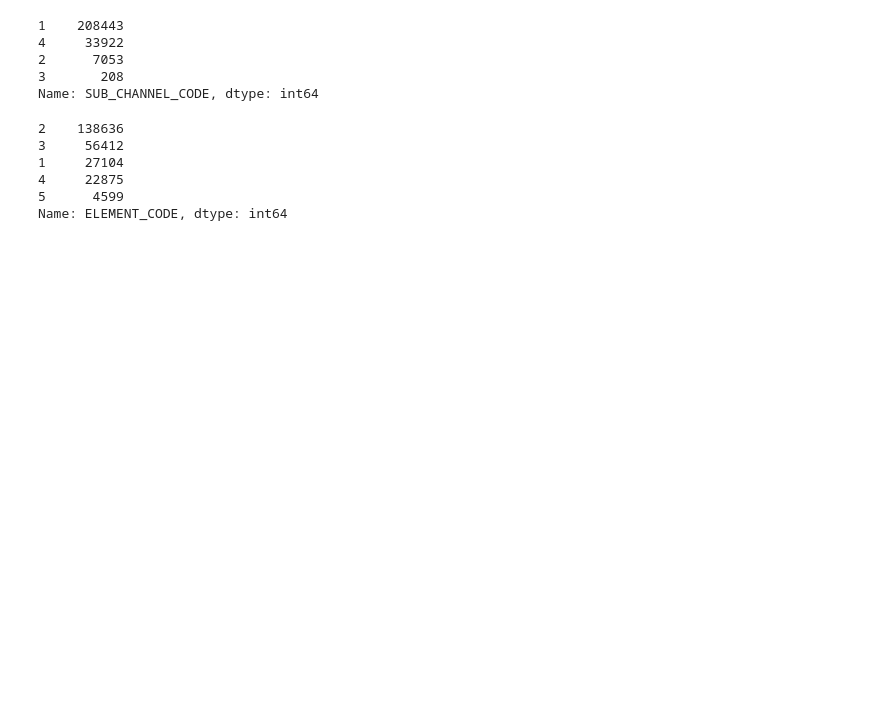
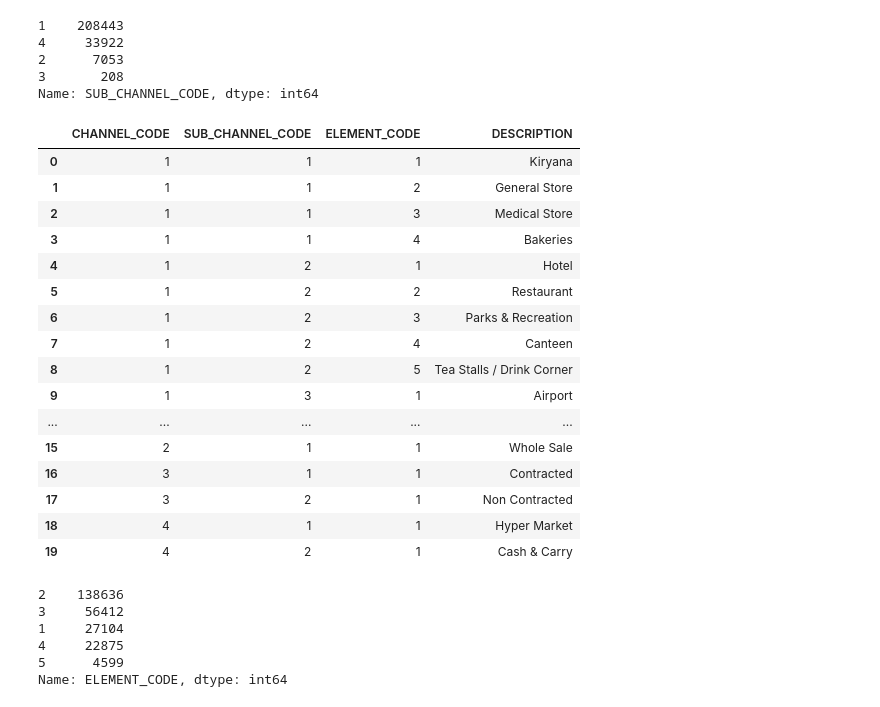
Before and after one commit to danishdata/ids-notebooks, a Jupyter notebook: Descriptive Statistics (Danish).ipynb, the cells around one changed output. Saved outputs shown, nothing was run; the diff lists cells and outputs as text; code cells hidden in the pictures; blank space fills up the shorter version.

```diff
--- a/Descriptive Statistics (Danish).ipynb
+++ b/Descriptive Statistics (Danish).ipynb
@@ -654,6 +725,26 @@ df['SUB_CHANNEL_CODE'].value_counts()
 2      7053
 3       208
 Name: SUB_CHANNEL_CODE, dtype: int64
+# %%
+appendices.parse("Element")
+# %% [output]
+|  | CHANNEL_CODE | SUB_CHANNEL_CODE | ELEMENT_CODE | DESCRIPTION |
+| 0 | 1 | 1 | 1 | Kiryana |
+| 1 | 1 | 1 | 2 | General Store |
+| 2 | 1 | 1 | 3 | Medical Store |
+| 3 | 1 | 1 | 4 | Bakeries |
+| 4 | 1 | 2 | 1 | Hotel |
+| 5 | 1 | 2 | 2 | Restaurant |
+| 6 | 1 | 2 | 3 | Parks & Recreation |
+| 7 | 1 | 2 | 4 | Canteen |
+| 8 | 1 | 2 | 5 | Tea Stalls / Drink Corner |
+| 9 | 1 | 3 | 1 | Airport |
+| ... | ... | ... | ... | ... |
+| 15 | 2 | 1 | 1 | Whole Sale |
+| 16 | 3 | 1 | 1 | Contracted |
+| 17 | 3 | 2 | 1 | Non Contracted |
+| 18 | 4 | 1 | 1 | Hyper Market |
+| 19 | 4 | 2 | 1 | Cash & Carry |
 # %%
 df['ELEMENT_CODE'].value_counts()
 # %% [output]
```
Also changed, not shown: parts of 26 cells of this notebook, 2 other files.
